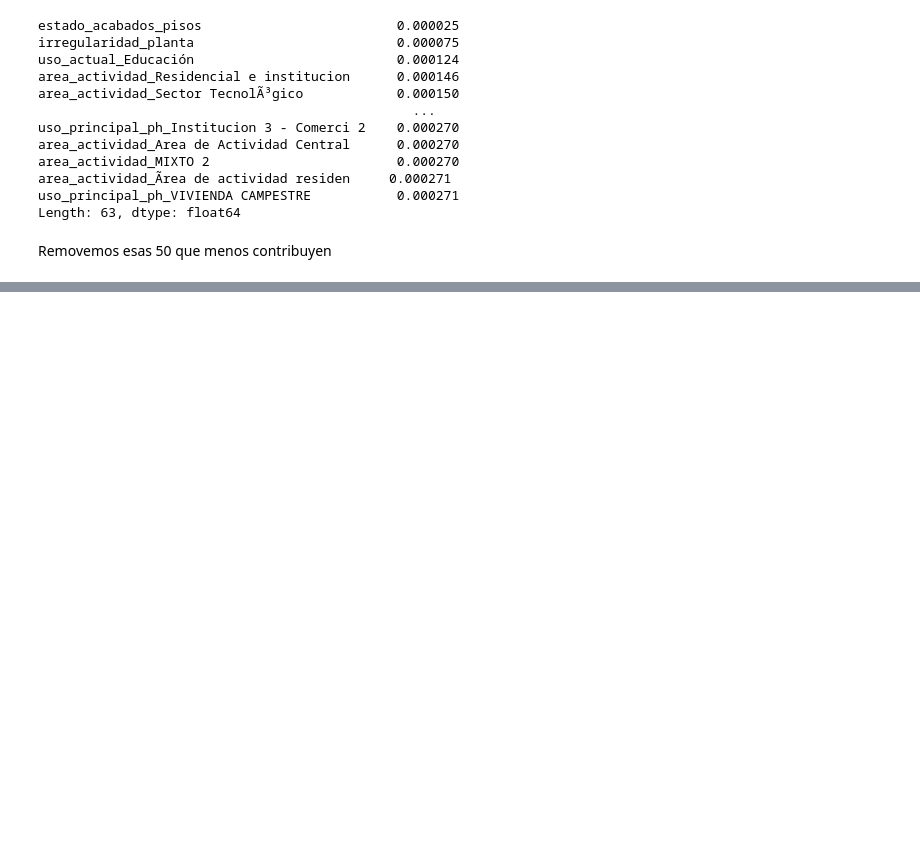
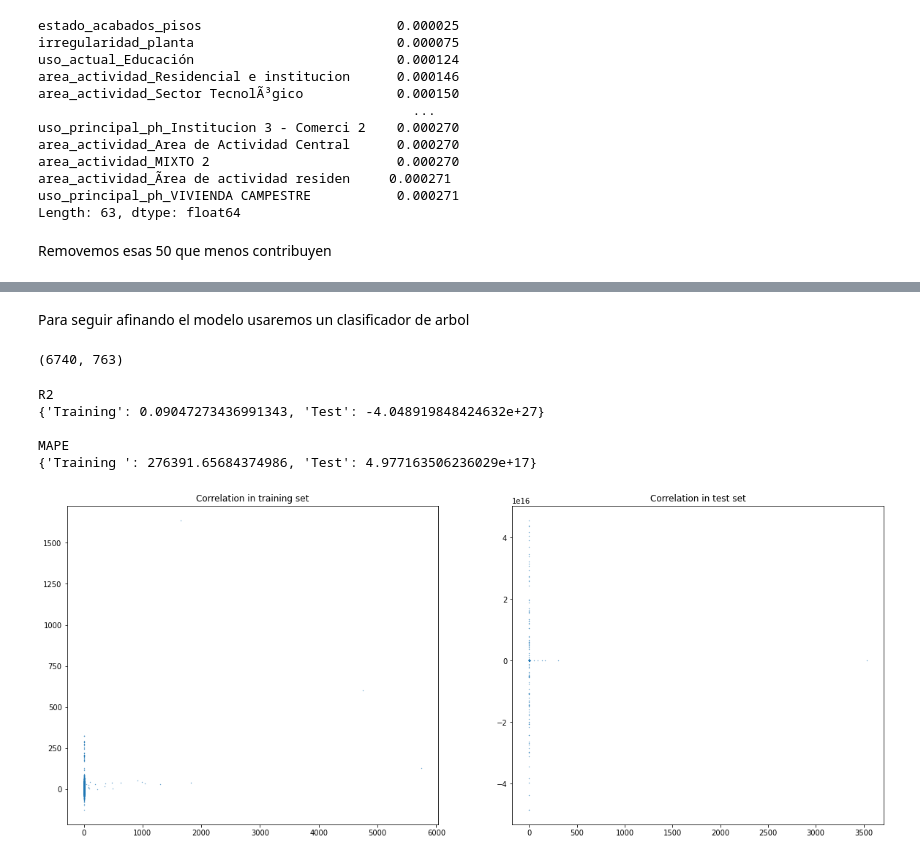
Before and after one commit to Israel-Laguan/lcjupiter-dataton-final, a Jupyter notebook: in-depth-analysis-per-column.ipynb, the cells around one changed output, grey strips where cells are left out. Drawn from its saved outputs; the diff is of its cells as text; code cells hidden in the pictures; blank space fills up the shorter version.

Commit message:
feat: apply models to initial data

```diff
--- a/in-depth-analysis-per-column.ipynb
+++ b/in-depth-analysis-per-column.ipynb
@@ -288,0 +290,2 @@ trainData.shape
+# %% [markdown]
+Para seguir afinando el modelo usaremos un clasificador de arbol
@@ -288,0 +315,59 @@ trainData.shape
+# %%
+from sklearn.preprocessing import StandardScaler
+
+# NN is sensitive to data scale. We must normilize
+scaler = StandardScaler()
+
+y = trainData['valor_total_avaluo']/ 1e9
+trainData = trainData.drop('valor_total_avaluo', axis=1)
+
+scaler.fit(trainData)
+# dict(trainData.dtypes)
+trainX, testX, trainY, testY = train_test_split(trainData, y, test_size=0.3)
+trainXX = scaler.transform(trainX)
+testXX = scaler.transform(testX)
+trainX.shape
+# %% [output]
+(6740, 763)
+# %%
+# Calcula el mean_absolute_percentage_error. El vector y_true no puede tener 0
+def mape(y_true, y_pred):
+    #y_true, y_pred = check_arrays(y_true, y_pred)
+    return np.mean(np.abs((y_true - y_pred) / y_true)) * 100
+
+def plotScatterModel(aX, aY, bX, bY, model):
+    paY = model.predict(aX)
+    pbY = model.predict(bX)
+    #Print the score on the train data
+    print('R2')
+    print({'Training': model.score(trainXX, trainY), 'Test': model.score(testXX, testY) })
+
+    print('\nMAPE')
+    print({'Training ': mape(trainY, paY), 'Test': mape(testY, pbY)})
+
+    # declarando un objeto tipo Figura para desarrollar los subplots
+    fig = plt.figure(figsize=(20, 8))
+
+    ax = fig.add_subplot(1,2,1)
+    plt.scatter(aY, paY, s = 0.1)
+    plt.title('Correlation in training set')
+
+
+    ax2 = fig.add_subplot(1,2,2)
+    plt.scatter(bY, pbY, s = 0.1)
+    plt.title('Correlation in test set')
+# %%
+from sklearn.linear_model import LinearRegression
+
+modelLM = LinearRegression()
+modelLM.fit(trainXX, trainY);
+
+
+plotScatterModel(trainXX, trainY, testXX, testY, modelLM)
+# %% [output]
+R2
+{'Training': 0.09047273436991343, 'Test': -4.048919848424632e+27}
+
+MAPE
+{'Training ': 276391.65684374986, 'Test': 4.977163506236029e+17}
+[figure, added]
```
Also changed, not shown: parts of 20 cells of this notebook, 2 other files.
